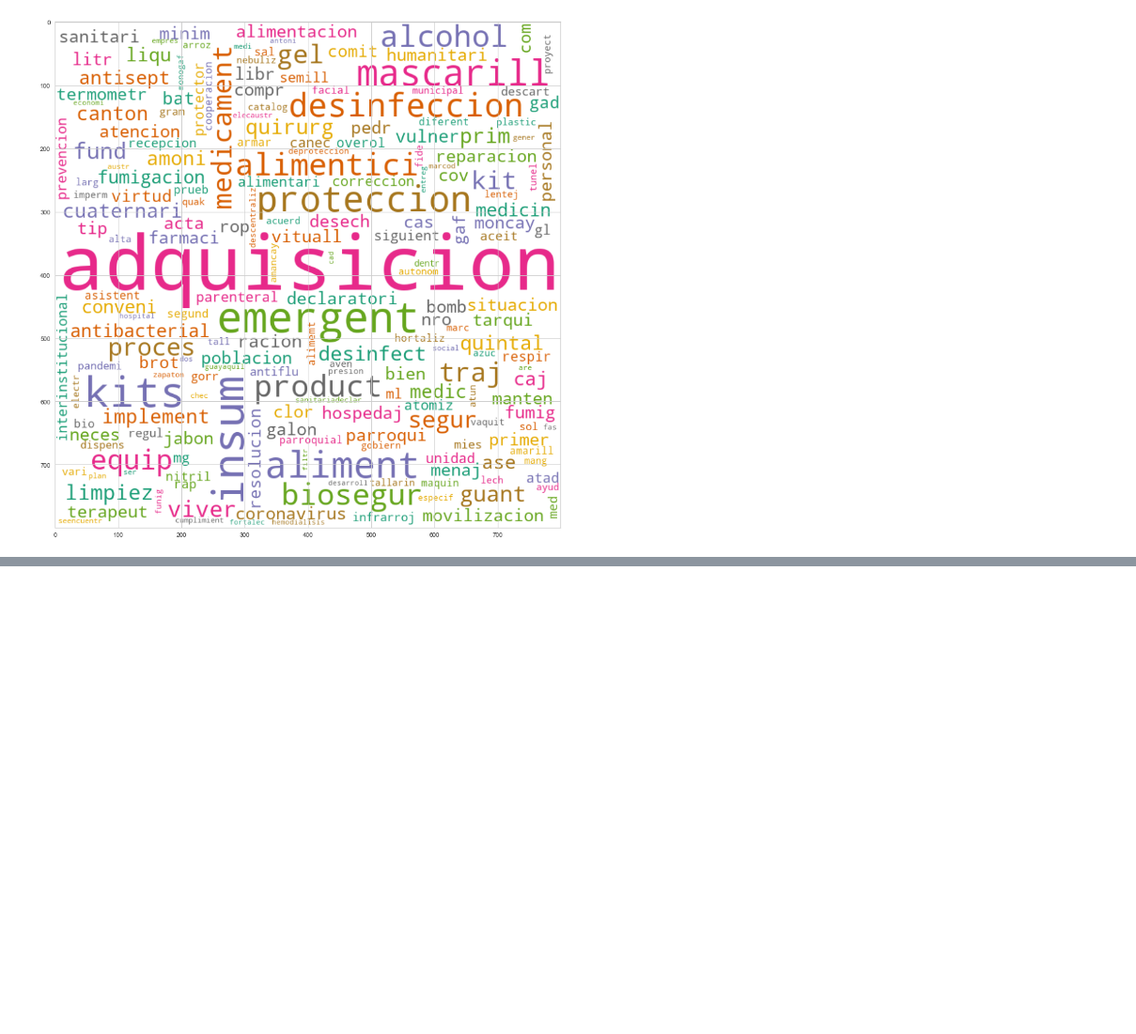
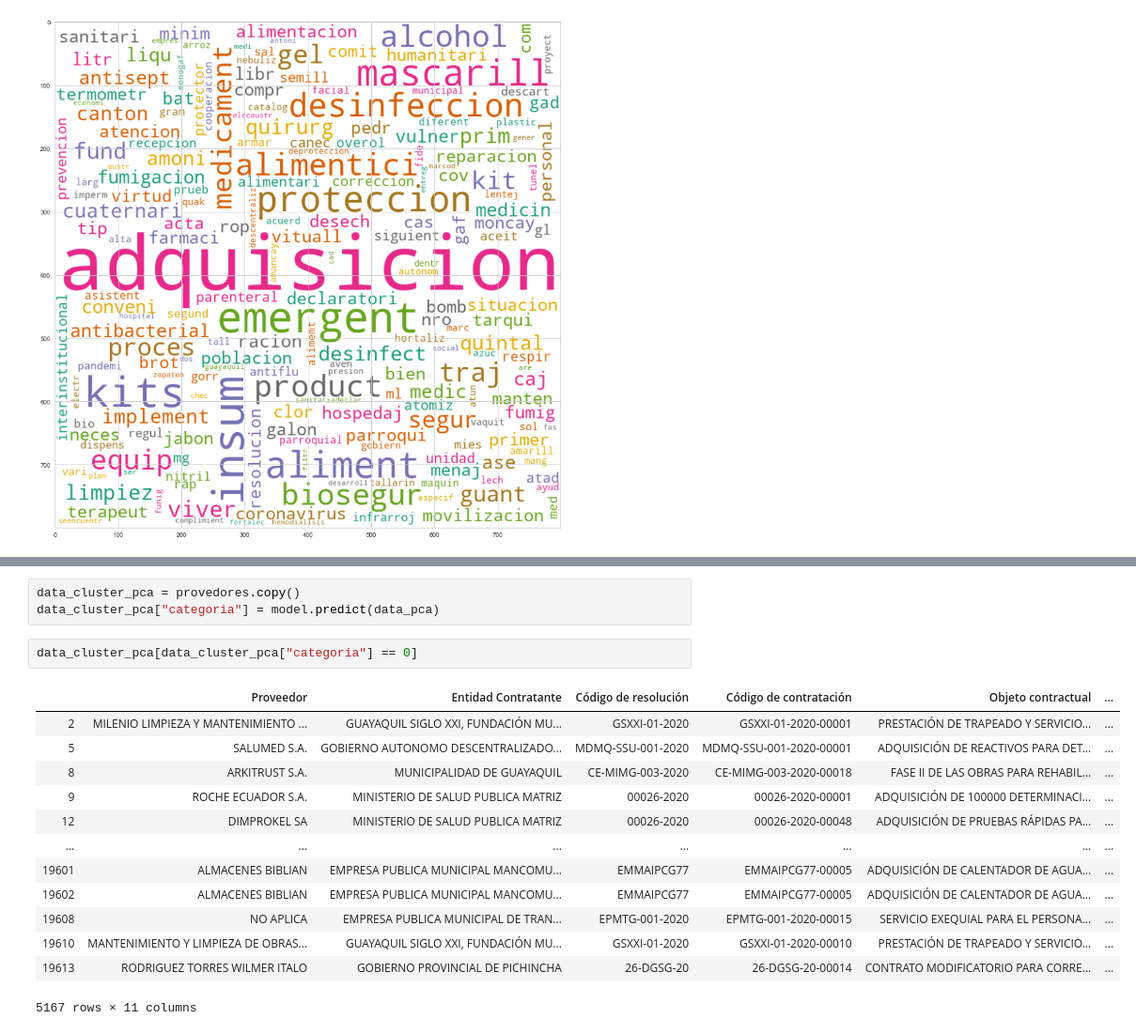
Before and after one commit to allisonbarrezueta/ProyectoIntroCienciaDatos, a Jupyter notebook: Analisis/NLP.ipynb, the cells around one changed output, grey strips where cells are left out. Shown at 94% size. Drawn from its saved outputs; the diff is of its cells as text; blank space fills up the shorter version.

```diff
--- a/Analisis/NLP.ipynb
+++ b/Analisis/NLP.ipynb
@@ -682,0 +759,19 @@ plt.show()
+# %%
+data_cluster_pca = provedores.copy()
+data_cluster_pca["categoria"] = model.predict(data_pca)
+# %%
+data_cluster_pca[data_cluster_pca["categoria"] == 0]
+# %% [output]
+|  | Proveedor | Entidad Contratante | Código de resolución | Código de contratación | Objeto contractual | ... |
+| 2 | MILENIO LIMPIEZA Y MANTENIMIENTO ... | GUAYAQUIL SIGLO XXI, FUNDACIÓN MU... | GSXXI-01-2020 | GSXXI-01-2020-00001 | PRESTACIÓN DE TRAPEADO Y SERVICIO... | ... |
+| 5 | SALUMED S.A. | GOBIERNO AUTONOMO DESCENTRALIZADO... | MDMQ-SSU-001-2020 | MDMQ-SSU-001-2020-00001 | ADQUISICIÓN DE REACTIVOS PARA DET... | ... |
+| 8 | ARKITRUST S.A. | MUNICIPALIDAD DE GUAYAQUIL | CE-MIMG-003-2020 | CE-MIMG-003-2020-00018 | FASE II DE LAS OBRAS PARA REHABIL... | ... |
+| 9 | ROCHE ECUADOR S.A. | MINISTERIO DE SALUD PUBLICA MATRIZ | 00026-2020 | 00026-2020-00001 | ADQUISICIÓN DE 100000 DETERMINACI... | ... |
+| 12 | DIMPROKEL SA | MINISTERIO DE SALUD PUBLICA MATRIZ | 00026-2020 | 00026-2020-00048 | ADQUISICIÓN DE PRUEBAS RÁPIDAS PA... | ... |
+| ... | ... | ... | ... | ... | ... | ... |
+| 19601 | ALMACENES BIBLIAN | EMPRESA PUBLICA MUNICIPAL MANCOMU... | EMMAIPCG77 | EMMAIPCG77-00005 | ADQUISICIÓN DE CALENTADOR DE AGUA... | ... |
+| 19602 | ALMACENES BIBLIAN | EMPRESA PUBLICA MUNICIPAL MANCOMU... | EMMAIPCG77 | EMMAIPCG77-00005 | ADQUISICIÓN DE CALENTADOR DE AGUA... | ... |
+| 19608 | NO APLICA | EMPRESA PUBLICA MUNICIPAL DE TRAN... | EPMTG-001-2020 | EPMTG-001-2020-00015 | SERVICIO EXEQUIAL PARA EL PERSONA... | ... |
+| 19610 | MANTENIMIENTO Y LIMPIEZA DE OBRAS... | GUAYAQUIL SIGLO XXI, FUNDACIÓN MU... | GSXXI-01-2020 | GSXXI-01-2020-00010 | PRESTACIÓN DE TRAPEADO Y SERVICIO... | ... |
+| 19613 | RODRIGUEZ TORRES WILMER ITALO | GOBIERNO PROVINCIAL DE PICHINCHA | 26-DGSG-20 | 26-DGSG-20-00014 | CONTRATO MODIFICATORIO PARA CORRE... | ... |
+5167 rows × 11 columns
```
Also changed, not shown: parts of 10 cells of this notebook, 1 other file.
